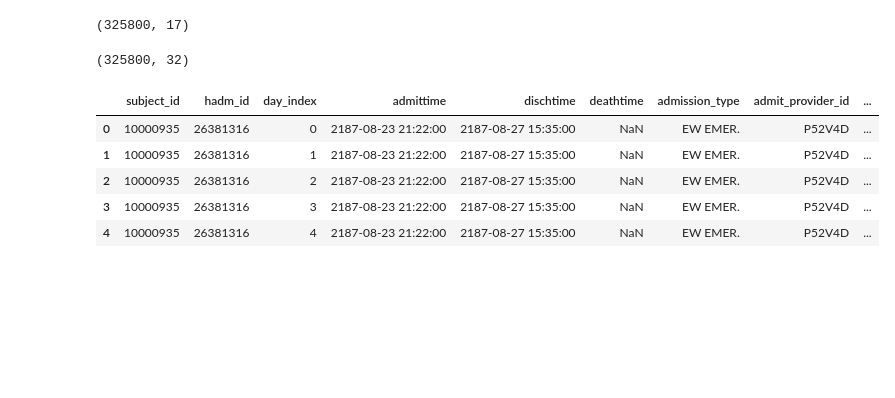
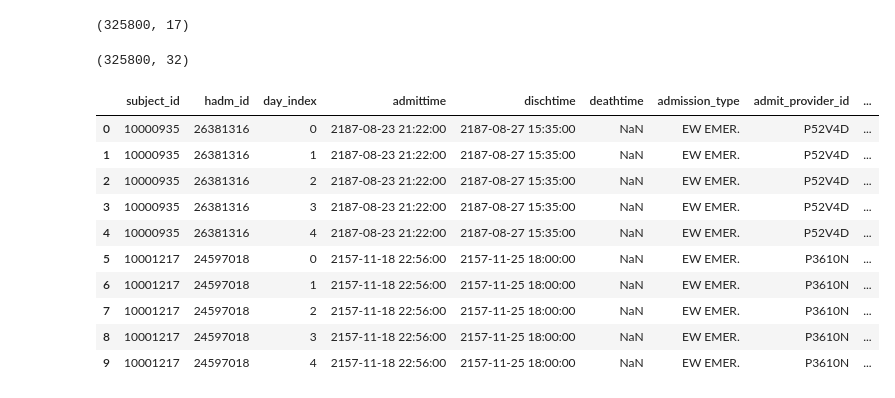
Before and after one commit to mahdi-marjani/merge-mimic-iv, a Jupyter notebook: merge.ipynb, the cells around one changed output. Cells and saved outputs as stored; diff of their text form; code cells hidden in the pictures; blank space fills up the shorter version.

```diff
--- a/merge.ipynb
+++ b/merge.ipynb
@@ -843,11 +843,16 @@ merged_with_diagnoses.shape
 # %% [output]
 (325800, 32)
 # %%
-merged_with_diagnoses.head(5)
+merged_with_diagnoses.head(10)
 # %% [output]
 |  | subject_id | hadm_id | day_index | admittime | dischtime | deathtime | admission_type | admit_provider_id | ... |
 | 0 | 10000935 | 26381316 | 0 | 2187-08-23 21:22:00 | 2187-08-27 15:35:00 | NaN | EW EMER. | P52V4D | ... |
 | 1 | 10000935 | 26381316 | 1 | 2187-08-23 21:22:00 | 2187-08-27 15:35:00 | NaN | EW EMER. | P52V4D | ... |
 | 2 | 10000935 | 26381316 | 2 | 2187-08-23 21:22:00 | 2187-08-27 15:35:00 | NaN | EW EMER. | P52V4D | ... |
 | 3 | 10000935 | 26381316 | 3 | 2187-08-23 21:22:00 | 2187-08-27 15:35:00 | NaN | EW EMER. | P52V4D | ... |
 | 4 | 10000935 | 26381316 | 4 | 2187-08-23 21:22:00 | 2187-08-27 15:35:00 | NaN | EW EMER. | P52V4D | ... |
+| 5 | 10001217 | 24597018 | 0 | 2157-11-18 22:56:00 | 2157-11-25 18:00:00 | NaN | EW EMER. | P3610N | ... |
+| 6 | 10001217 | 24597018 | 1 | 2157-11-18 22:56:00 | 2157-11-25 18:00:00 | NaN | EW EMER. | P3610N | ... |
+| 7 | 10001217 | 24597018 | 2 | 2157-11-18 22:56:00 | 2157-11-25 18:00:00 | NaN | EW EMER. | P3610N | ... |
+| 8 | 10001217 | 24597018 | 3 | 2157-11-18 22:56:00 | 2157-11-25 18:00:00 | NaN | EW EMER. | P3610N | ... |
+| 9 | 10001217 | 24597018 | 4 | 2157-11-18 22:56:00 | 2157-11-25 18:00:00 | NaN | EW EMER. | P3610N | ... |
```
